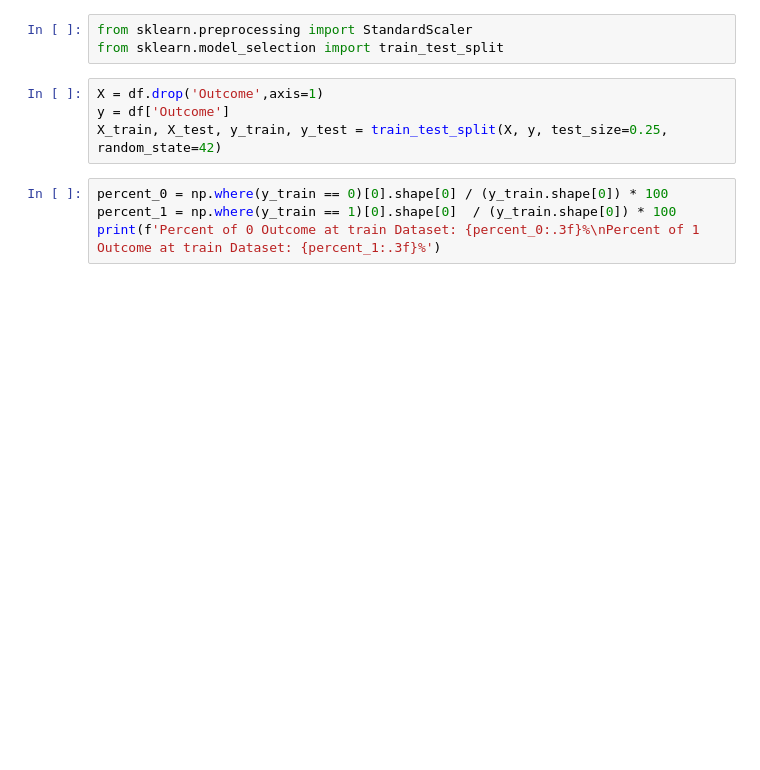
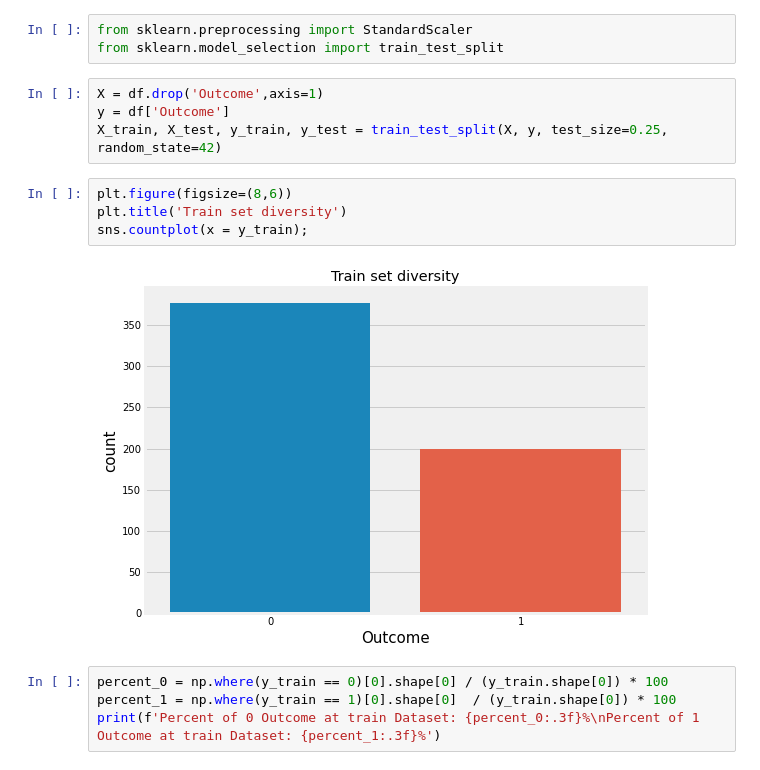
Before and after one commit to wozniakos10/Diabetes_prediction, a Jupyter notebook: Diabates_prediction.ipynb, the cells around one changed output. Drawn from its saved outputs; the diff is of its cells as text; blank space fills up the shorter version.

Commit message:
Adding one plot

```diff
--- a/Diabates_prediction.ipynb
+++ b/Diabates_prediction.ipynb
@@ -153,6 +153,12 @@ from sklearn.model_selection import train_test_split
 X = df.drop('Outcome',axis=1)
 y = df['Outcome']
 X_train, X_test, y_train, y_test = train_test_split(X, y, test_size=0.25, random_state=42)
+# %%
+plt.figure(figsize=(8,6))
+plt.title('Train set diversity')
+sns.countplot(x = y_train);
+# %% [output]
+[figure, added]
 # %%
 percent_0 = np.where(y_train == 0)[0].shape[0] / (y_train.shape[0]) * 100
 percent_1 = np.where(y_train == 1)[0].shape[0]  / (y_train.shape[0]) * 100
```
Also changed, not shown: parts of 4 cells of this notebook.
